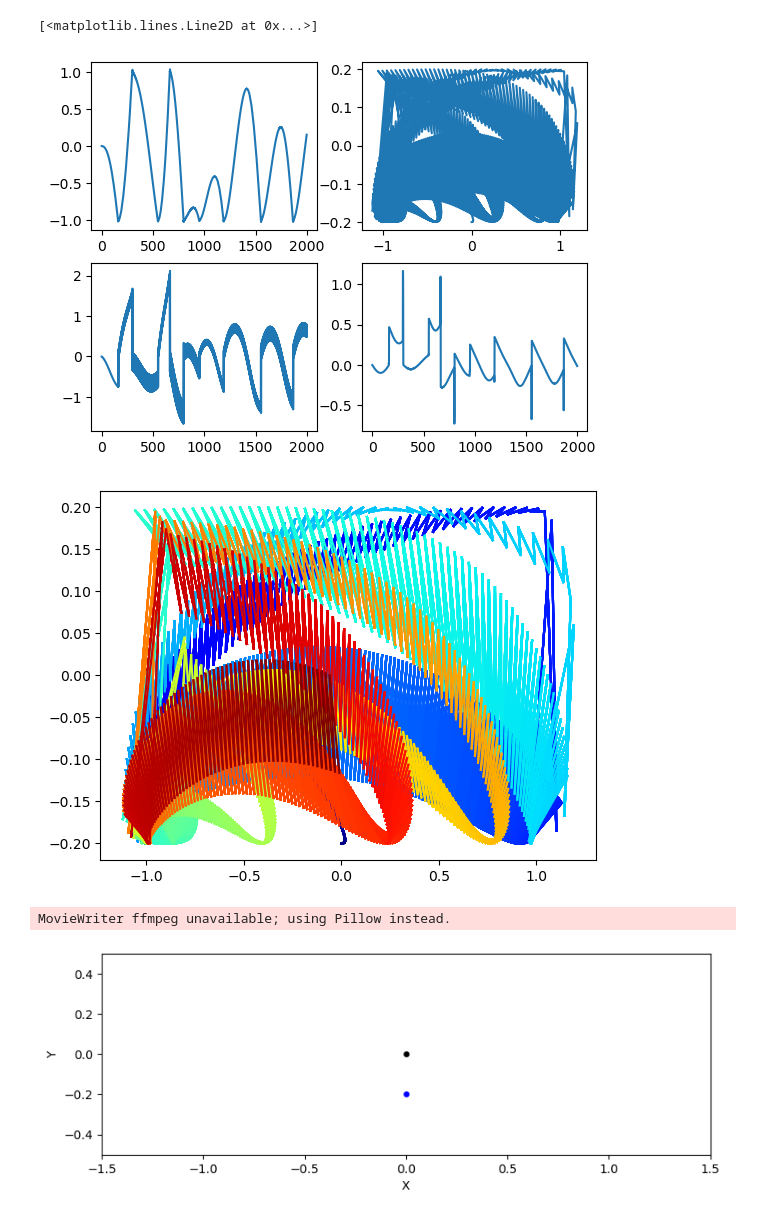
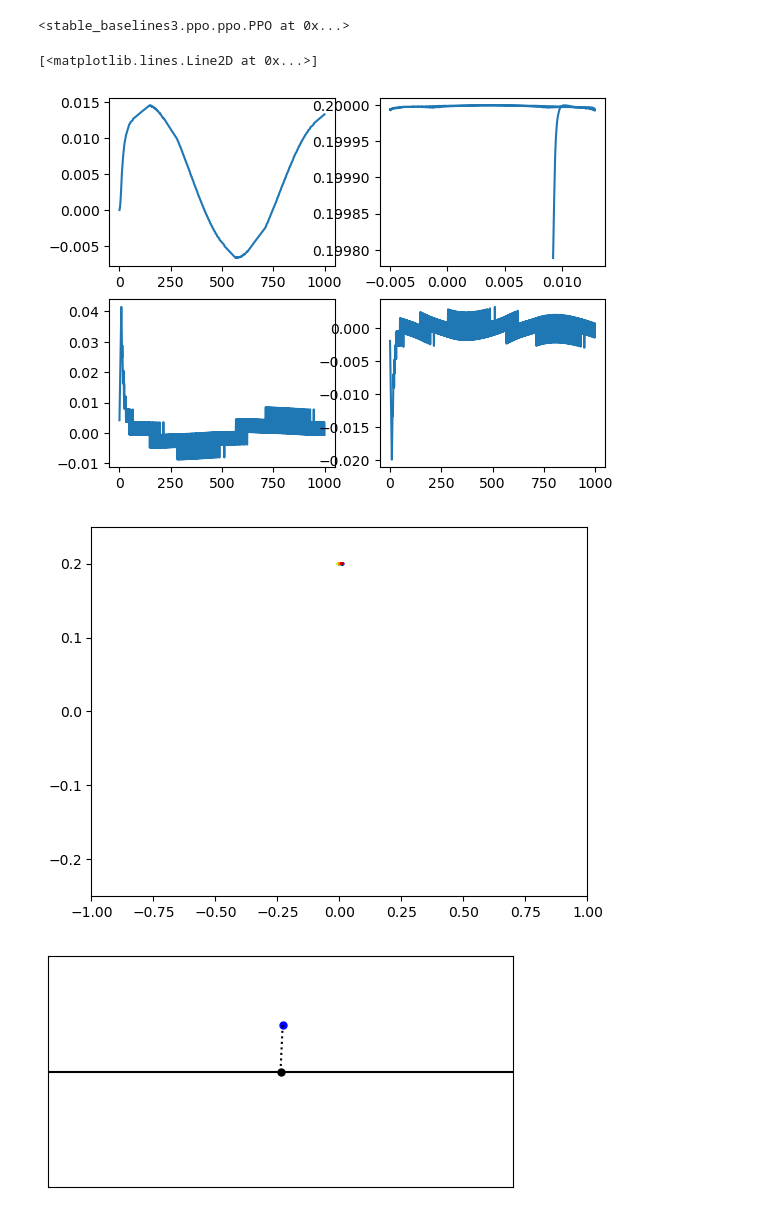
Before and after one commit to coNimaTo/Investigacion-I, a Jupyter notebook: Pendulo/pendulo_env.ipynb, the cells around one changed output. Drawn from its saved outputs; the diff is of its cells as text; code cells hidden in the pictures.

```diff
--- a/Pendulo/pendulo_env.ipynb
+++ b/Pendulo/pendulo_env.ipynb
@@ -240,0 +171,4 @@ obs= [0. 1. 0. 0. 0.]
+# %%
+model.learn(500000)
+# %% [output]
+<stable_baselines3.ppo.ppo.PPO at 0x...>
@@ -241,5 +193,6 @@ obs= [0. 1. 0. 0. 0.]
 # %%
-x,costh,sinth,v,thDot = np.array(obs_list)
+data = pd.read_table("output.txt")
+x, costh, sinth, v, thDot = data["x"],data["cos(th)"],data["sin(th)"],data["v"],data["thDot"],
 
 fig, ax = plt.subplots(2,2)
 
@@ -249,7 +202,7 @@ ax[1,0].plot(v)
 ax[1,1].plot(thDot)
 # %% [output]
 [<matplotlib.lines.Line2D at 0x...>]
-[figure, old version]
+[figure, new version]
 # %%
 import numpy as np
 import matplotlib.pyplot as plt
@@ -266,6 +219,7 @@ NPOINTS = len(xx)
 
 fig = plt.figure()
 ax1 = fig.add_subplot(111)
+ax1.set(xlim = (-1,1), ylim = (-.25,.25))
 cm = plt.get_cmap(MAP)
 for i in range(10):
     colors = [cm(1.0*i/(NPOINTS-1)) for i in range(NPOINTS-1)]
@@ -278,45 +232,49 @@ for i in range(10):
 # plt.ylabel(r'Accelerations energy $[\frac{Nm}{s^2}]$', fontsize=25)
 plt.show() # Show the figure
 # %% [output]
-[figure, old version]
+[figure, new version]
 # %%
 from matplotlib import animation
 
-fig, ax = plt.subplots(figsize = (9,3), dpi = 100)
+fig, ax = plt.subplots(figsize = (6,3), dpi = 100)
 
 x1 = x
 zz = np.zeros(len(x))
 xx = x - .2*sinth
 yy = - .2*costh
 
-# x1 = x1[::10]
-# zz = zz[::10]
-# xx = xx[::10]
-# yy = yy[::10]
+# x1 = np.array(x1[::10])
+# zz = np.array(zz[::10])
+# xx = np.array(xx[::10])
+# yy = np.array(yy[::10])
 
-scat = ax.scatter(xx[0], yy[0], c="b", s=15)
-scat2 = ax.scatter(x[0], zz[0], c="k", s=15)
+rail = ax.plot([-1,1],[0,0], "k")[0]
+line = ax.plot([xx[0],x[0]],[yy[0],zz[0]], "k:")[0]
 
-ax.set(xlim=[-1.5, 1.5], ylim=[-.5, .5], xlabel='X', ylabel='Y')
+scat = ax.scatter(xx[0], yy[0], c="b", s=25)
+scat2 = ax.scatter(x[0], zz[0], c="k", s=25)
+
+ax.set(xlim=[-1, 1], ylim=[-.5, .5], xticks=[], yticks=[])
 
 
 def update(frame):
     # for each frame, update the data stored on each artist.
     x = x1[frame]
     z = zz[frame]
     X = xx[frame]
     Y = yy[frame]
     # update the scatter plot:
     data = np.stack([X, Y]).T
     data2 = np.stack([x, z]).T
     scat.set_offsets(data)
     scat2.set_offsets(data2)
     # update the line plot:
-    return scat
+    line.set_xdata([x,X])
+    line.set_ydata([z,Y])
+    return (line, scat)
 
 
-ani = animation.FuncAnimation(fig=fig, func=update, frames=len(xx), interval = .001)
-ani.save("mov.gif")
+ani = animation.FuncAnimation(fig=fig, func=update, frames = len(x1))
+ani.save("mov.mp4", fps = 120)
 # %% [output]
-MovieWriter ffmpeg unavailable; using Pillow instead.
-[figure, old version]
+[figure, new version]
```
Also changed, not shown: parts of 9 cells of this notebook, 8 other files.
